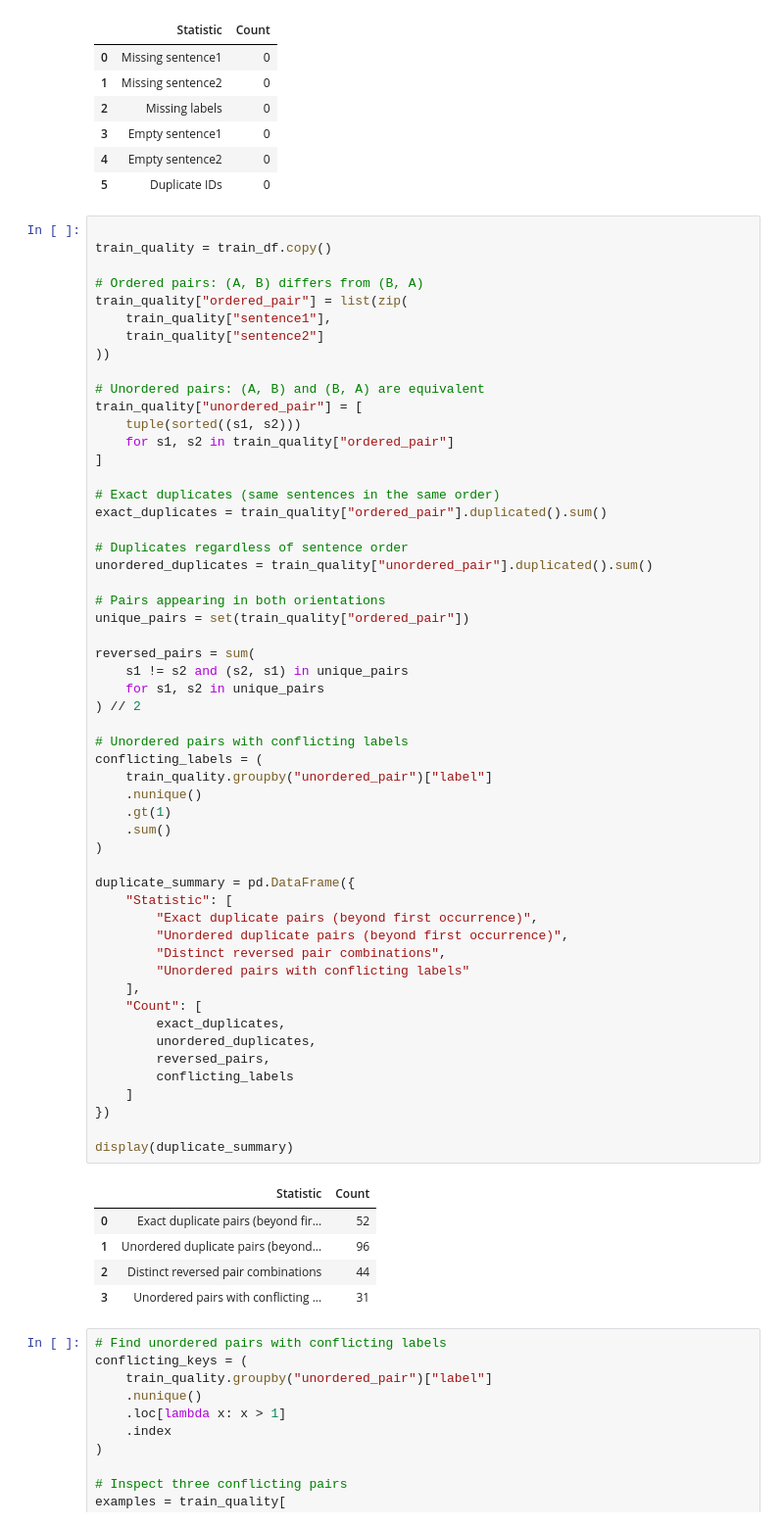
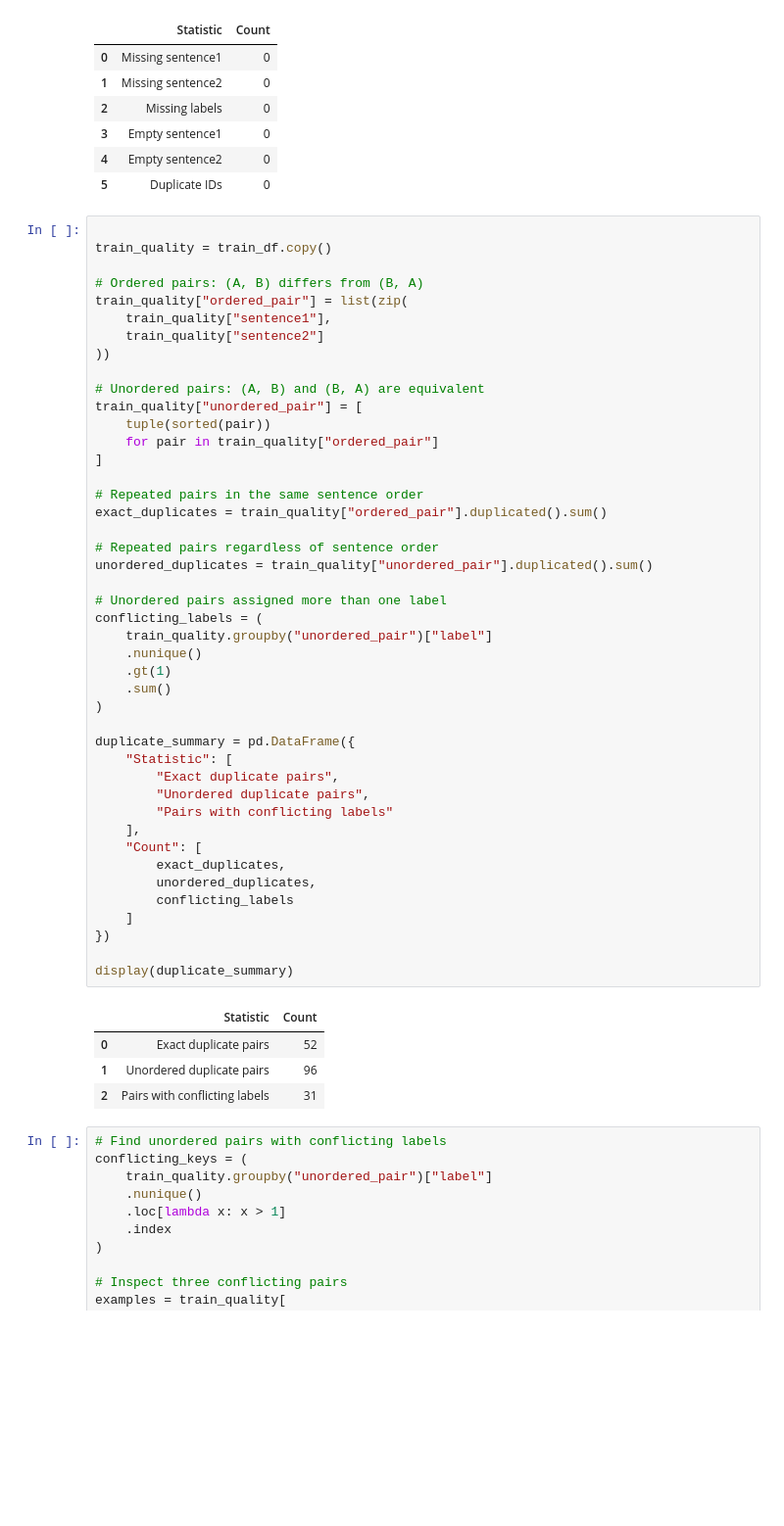
Before and after one commit to nuriallfe/nlp1, a Jupyter notebook: data_exploration.ipynb, the cells around one changed output. Shown at 98% size. Drawn from its saved outputs; the diff is of its cells as text; blank space fills up the shorter version.

```diff
--- a/data_exploration.ipynb
+++ b/data_exploration.ipynb
@@ -797,55 +795,44 @@ train_quality["ordered_pair"] = list(zip(
 ))
 
 # Unordered pairs: (A, B) and (B, A) are equivalent
 train_quality["unordered_pair"] = [
-    tuple(sorted((s1, s2)))
-    for s1, s2 in train_quality["ordered_pair"]
+    tuple(sorted(pair))
+    for pair in train_quality["ordered_pair"]
 ]
 
-# Exact duplicates (same sentences in the same order)
+# Repeated pairs in the same sentence order
 exact_duplicates = train_quality["ordered_pair"].duplicated().sum()
 
-# Duplicates regardless of sentence order
+# Repeated pairs regardless of sentence order
 unordered_duplicates = train_quality["unordered_pair"].duplicated().sum()
 
-# Pairs appearing in both orientations
-unique_pairs = set(train_quality["ordered_pair"])
-
-reversed_pairs = sum(
-    s1 != s2 and (s2, s1) in unique_pairs
-    for s1, s2 in unique_pairs
-) // 2
-
-# Unordered pairs with conflicting labels
+# Unordered pairs assigned more than one label
 conflicting_labels = (
     train_quality.groupby("unordered_pair")["label"]
     .nunique()
     .gt(1)
     .sum()
 )
 
 duplicate_summary = pd.DataFrame({
     "Statistic": [
-        "Exact duplicate pairs (beyond first occurrence)",
-        "Unordered duplicate pairs (beyond first occurrence)",
-        "Distinct reversed pair combinations",
-        "Unordered pairs with conflicting labels"
+        "Exact duplicate pairs",
+        "Unordered duplicate pairs",
+        "Pairs with conflicting labels"
     ],
     "Count": [
         exact_duplicates,
         unordered_duplicates,
-        reversed_pairs,
         conflicting_labels
     ]
 })
 
 display(duplicate_summary)
 # %% [output]
 |  | Statistic | Count |
-| 0 | Exact duplicate pairs (beyond fir... | 52 |
-| 1 | Unordered duplicate pairs (beyond... | 96 |
-| 2 | Distinct reversed pair combinations | 44 |
-| 3 | Unordered pairs with conflicting ... | 31 |
+| 0 | Exact duplicate pairs | 52 |
+| 1 | Unordered duplicate pairs | 96 |
+| 2 | Pairs with conflicting labels | 31 |
 # %%
 # Find unordered pairs with conflicting labels
 conflicting_keys = (
```
Also changed, not shown: parts of 10 cells of this notebook, 1 other file.
